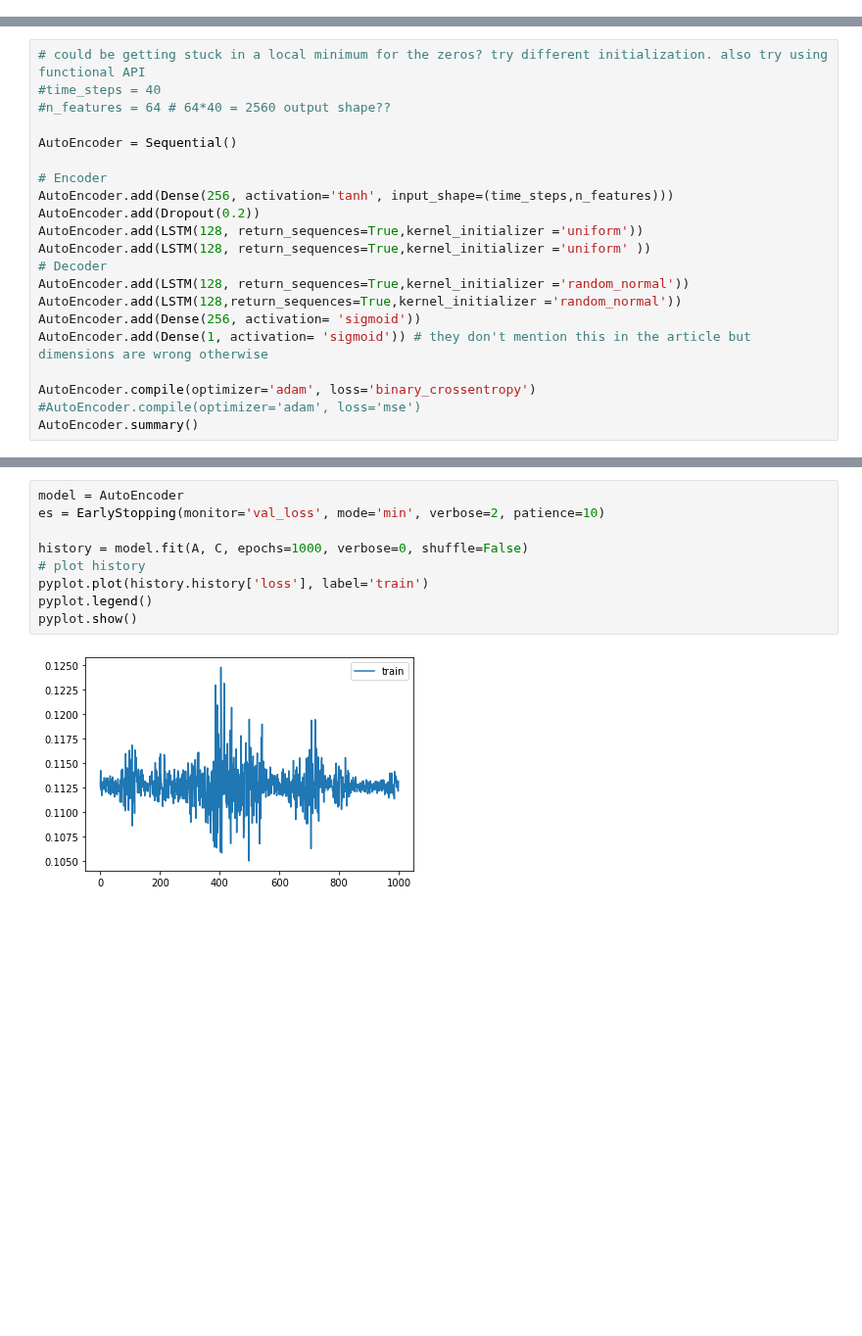
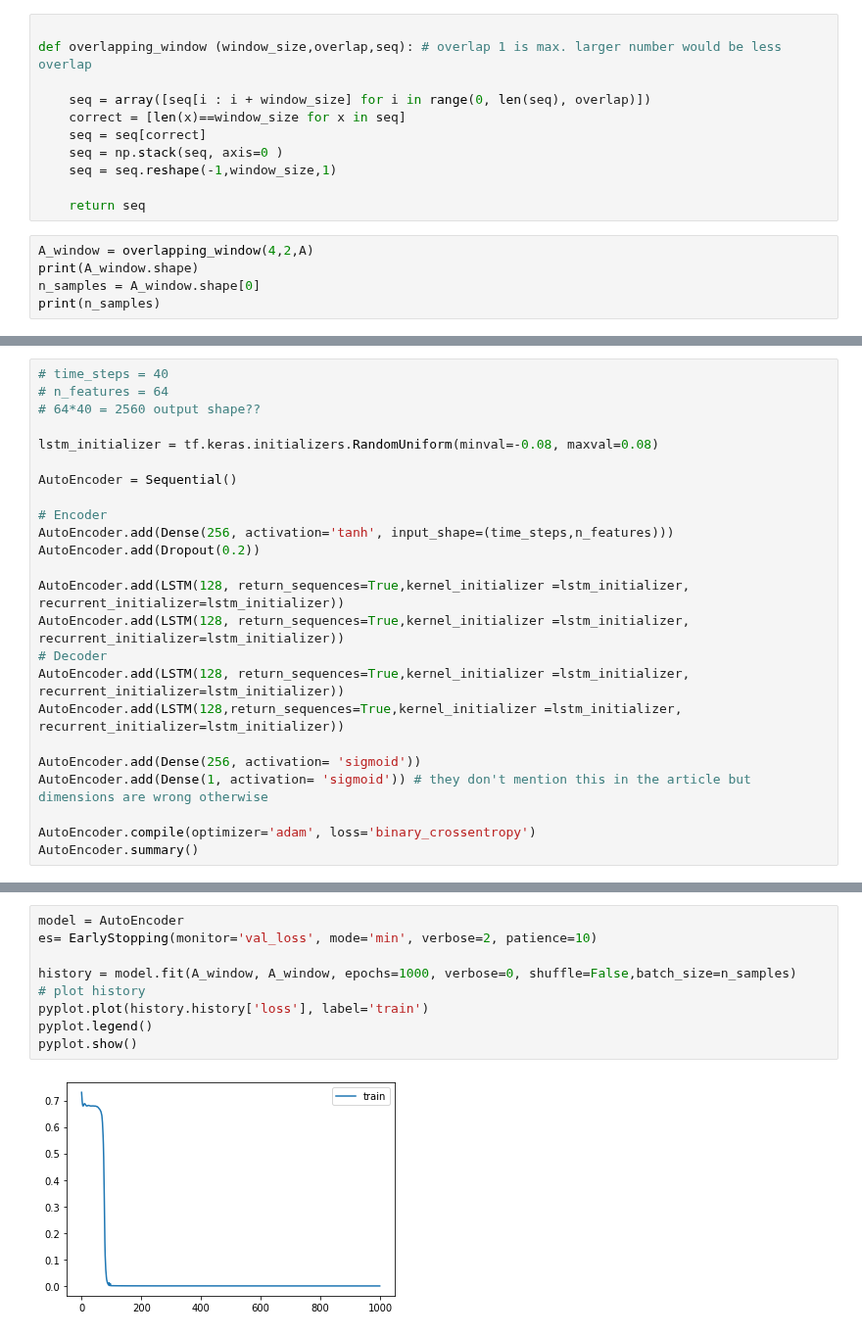
Before and after one commit to ellensanden/MLAnomalyDetection, a Jupyter notebook: test_stuff/CANnolo.ipynb, the cells around one changed output, grey strips where cells are left out. Shown at 98% size. Saved outputs shown, nothing was run; the diff lists cells and outputs as text; blank space fills up the shorter version.

Commit message:
fixed overlapping window and model things

```diff
--- a/test_stuff/CANnolo.ipynb
+++ b/test_stuff/CANnolo.ipynb
@@ -47,0 +30,16 @@ A= [[[0]
+# %%
+
+def overlapping_window (window_size,overlap,seq): # overlap 1 is max. larger number would be less overlap
+
+    seq = array([seq[i : i + window_size] for i in range(0, len(seq), overlap)])
+    correct = [len(x)==window_size for x in seq]
+    seq = seq[correct]
+    seq = np.stack(seq, axis=0 )
+    seq = seq.reshape(-1,window_size,1)
+
+    return seq
+# %%
+A_window = overlapping_window(4,2,A)
+print(A_window.shape)
+n_samples = A_window.shape[0]
+print(n_samples)
@@ -48,22 +49,25 @@ A= [[[0]
 # %%
-# could be getting stuck in a local minimum for the zeros? try different initialization. also try using functional API
-#time_steps = 40
-#n_features = 64 # 64*40 = 2560 output shape??
+# time_steps = 40
+# n_features = 64
+# 64*40 = 2560 output shape??
+
+lstm_initializer = tf.keras.initializers.RandomUniform(minval=-0.08, maxval=0.08)
 
 AutoEncoder = Sequential()
 
 # Encoder
 AutoEncoder.add(Dense(256, activation='tanh', input_shape=(time_steps,n_features)))
 AutoEncoder.add(Dropout(0.2))
-AutoEncoder.add(LSTM(128, return_sequences=True,kernel_initializer ='uniform'))
-AutoEncoder.add(LSTM(128, return_sequences=True,kernel_initializer ='uniform' ))
+
+AutoEncoder.add(LSTM(128, return_sequences=True,kernel_initializer =lstm_initializer, recurrent_initializer=lstm_initializer))
+AutoEncoder.add(LSTM(128, return_sequences=True,kernel_initializer =lstm_initializer, recurrent_initializer=lstm_initializer))
 # Decoder
-AutoEncoder.add(LSTM(128, return_sequences=True,kernel_initializer ='random_normal'))
-AutoEncoder.add(LSTM(128,return_sequences=True,kernel_initializer ='random_normal'))
+AutoEncoder.add(LSTM(128, return_sequences=True,kernel_initializer =lstm_initializer, recurrent_initializer=lstm_initializer))
+AutoEncoder.add(LSTM(128,return_sequences=True,kernel_initializer =lstm_initializer, recurrent_initializer=lstm_initializer))
+
 AutoEncoder.add(Dense(256, activation= 'sigmoid'))
 AutoEncoder.add(Dense(1, activation= 'sigmoid')) # they don't mention this in the article but dimensions are wrong otherwise
 
 AutoEncoder.compile(optimizer='adam', loss='binary_crossentropy')
-#AutoEncoder.compile(optimizer='adam', loss='mse')
 AutoEncoder.summary()
 # %% [output]
@@ -86,12 +90,12 @@ Non-trainable params: 0
 _________________________________________________________________
 # %%
 model = AutoEncoder
-es = EarlyStopping(monitor='val_loss', mode='min', verbose=2, patience=10)
+es= EarlyStopping(monitor='val_loss', mode='min', verbose=2, patience=10)
 
-history = model.fit(A, C, epochs=1000, verbose=0, shuffle=False)
+history = model.fit(A_window, A_window, epochs=1000, verbose=0, shuffle=False,batch_size=n_samples)
 # plot history
 pyplot.plot(history.history['loss'], label='train')
 pyplot.legend()
 pyplot.show()
 # %% [output]
-[figure, old version]
+[figure, new version]
```
Also changed, not shown: parts of 10 cells of this notebook.
